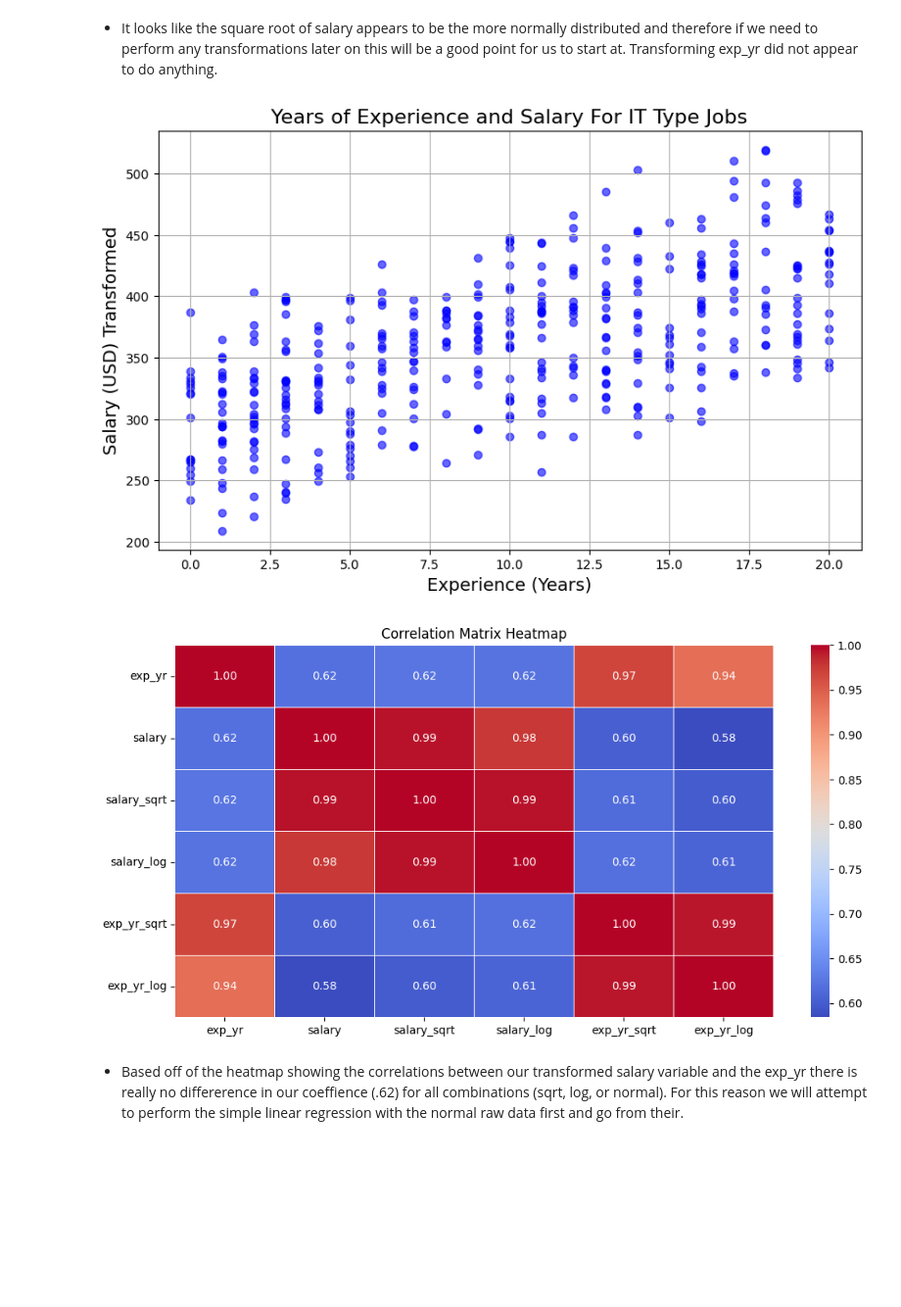
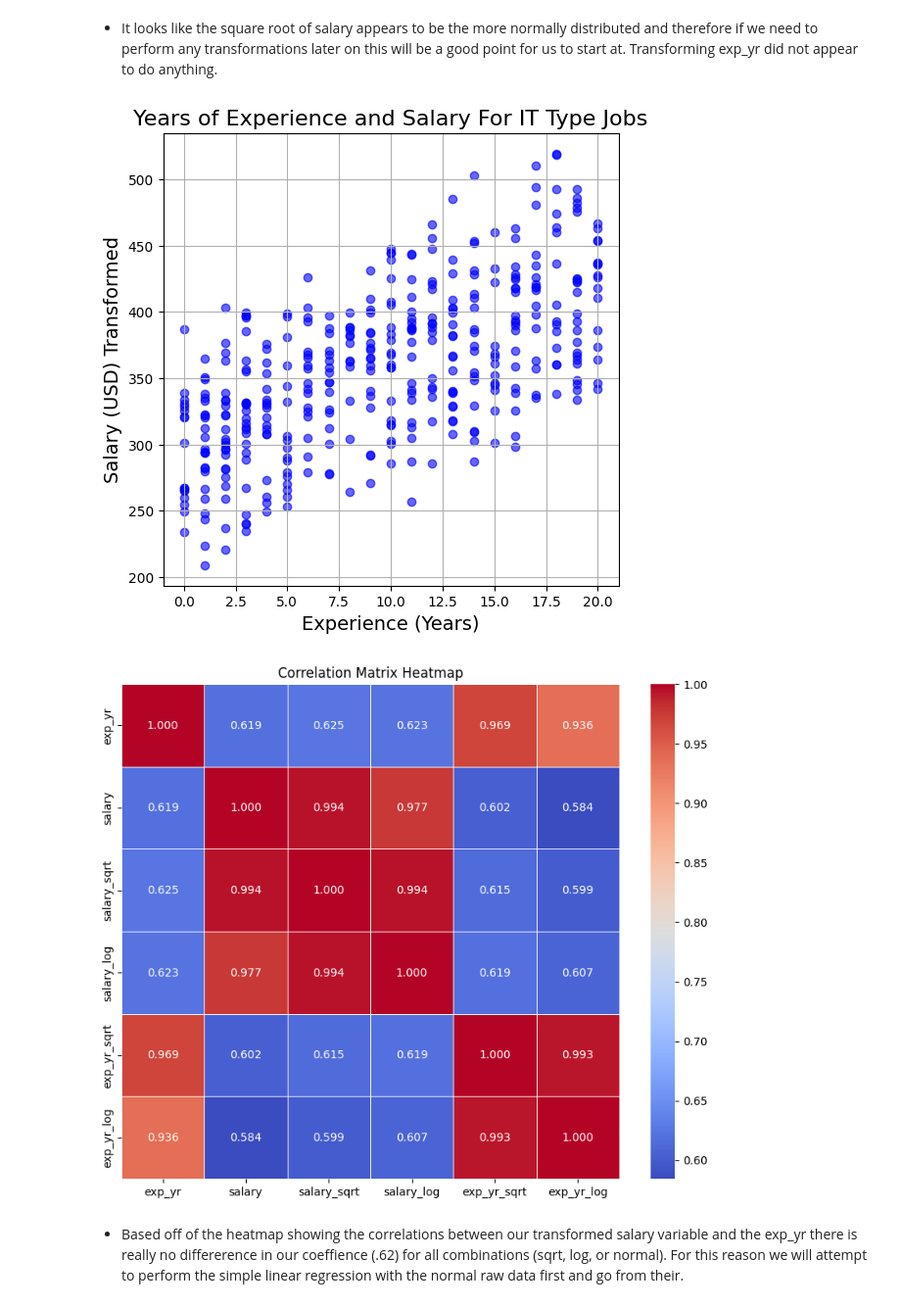
Before and after one commit to ksbuffaloe/Data-5600, a Jupyter notebook: 01_project/SCRIPTS/tech_employee_salary.ipynb, the cells around one changed output. Shown at 98% size. Cells and saved outputs as stored; diff of their text form; code cells hidden in the pictures; blank space fills up the shorter version.

```diff
--- a/01_project/SCRIPTS/tech_employee_salary.ipynb
+++ b/01_project/SCRIPTS/tech_employee_salary.ipynb
@@ -38,10 +38,10 @@ employee.head()
 | 4 | 5 | F | 13 | Systems Administrator | 152397 |
 # %%
 #Establish our variables to use in the analysis
-employee_trimmed = employee[['Experience (Years)', 'Salary']].dropna()
-employee_trimmed = employee_trimmed.rename(columns = {'Experience (Years)': 'exp_yr', 'Salary': 'salary'})
+emp_trim = employee[['Experience (Years)', 'Salary']].dropna()
+emp_trim = emp_trim.rename(columns = {'Experience (Years)': 'exp_yr', 'Salary': 'salary'})
 
-employee_trimmed.head()
+emp_trim.head()
 # %% [output]
 |  | exp_yr | salary |
 | 0 | 4 | 109976 |
@@ -89,9 +89,9 @@ array([[<Axes: title={'center': 'exp_yr'}>,
 [figure]
 # %%
 #our distirubtion of salary is right skewed so we will perform a transformation to see if this fixes our distributions
-employee_trimmed['salary_sqrt'] = np.sqrt(employee_trimmed['salary'])
-employee_trimmed['salary_log'] = np.log(employee_trimmed['salary']+1)
+emp_trim['salary_sqrt'] = np.sqrt(emp_trim['salary'])
+emp_trim['salary_log'] = np.log(emp_trim['salary']+1)
 
-employee_trimmed['exp_yr_sqrt'] =  np.sqrt(employee_trimmed['exp_yr'])
-employee_trimmed['exp_yr_log'] =  np.log(employee_trimmed['exp_yr'] +1)
+emp_trim['exp_yr_sqrt'] =  np.sqrt(emp_trim['exp_yr'])
+emp_trim['exp_yr_log'] =  np.log(emp_trim['exp_yr'] +1)
 # %%
@@ -108,26 +108,26 @@ array([[<Axes: title={'center': 'exp_yr'}>,
  - It looks like the square root of salary appears to be the more normally distributed and therefore if we need to perform any transformations later on this will be a good point for us to start at. Transforming exp_yr did not appear to do anything.
 # %%
 # Create a scatterplot for salary_sqrt and exp_yr
-plt.figure(figsize=(10, 6))
-plt.scatter(employee_trimmed['exp_yr'], employee_trimmed['salary_sqrt'], color='blue', alpha=0.6)
+plt.figure(figsize=(6, 6))
+plt.scatter(emp_trim['exp_yr'], emp_trim['salary_sqrt'], color='blue', alpha=0.6)
 plt.title('Years of Experience and Salary For IT Type Jobs', fontsize=16)
 plt.xlabel('Experience (Years)', fontsize=14)
 plt.ylabel('Salary (USD) Transformed', fontsize=14)
 plt.grid(True)
 plt.show()
 # %% [output]
-[figure, old version]
+[figure, new version]
 # %%
 # Compute the correlation matrix
-corr_matrix = employee_trimmed.corr()
+corr_matrix = emp_trim.corr()
 
 # Plot heatmap
-plt.figure(figsize=(12,6))
-sns.heatmap(corr_matrix, annot=True, cmap='coolwarm', fmt=".2f", linewidths=0.5)
+plt.figure(figsize=(10,8))
+sns.heatmap(corr_matrix, annot=True, cmap='coolwarm', fmt=".3f", linewidths=0.5)
 plt.title("Correlation Matrix Heatmap")
 plt.show()
 # %% [output]
-[figure, old version]
+[figure, new version]
 # %% [markdown]
 - Based off of the heatmap showing the correlations between our transformed salary variable and the exp_yr there is really no differerence in our coeffience (.62) for all combinations (sqrt, log, or normal). For this reason we will attempt to perform the simple linear regression with the normal raw data first and go from their.
 # %% [markdown]
```
Also changed, not shown: parts of 56 cells of this notebook.
